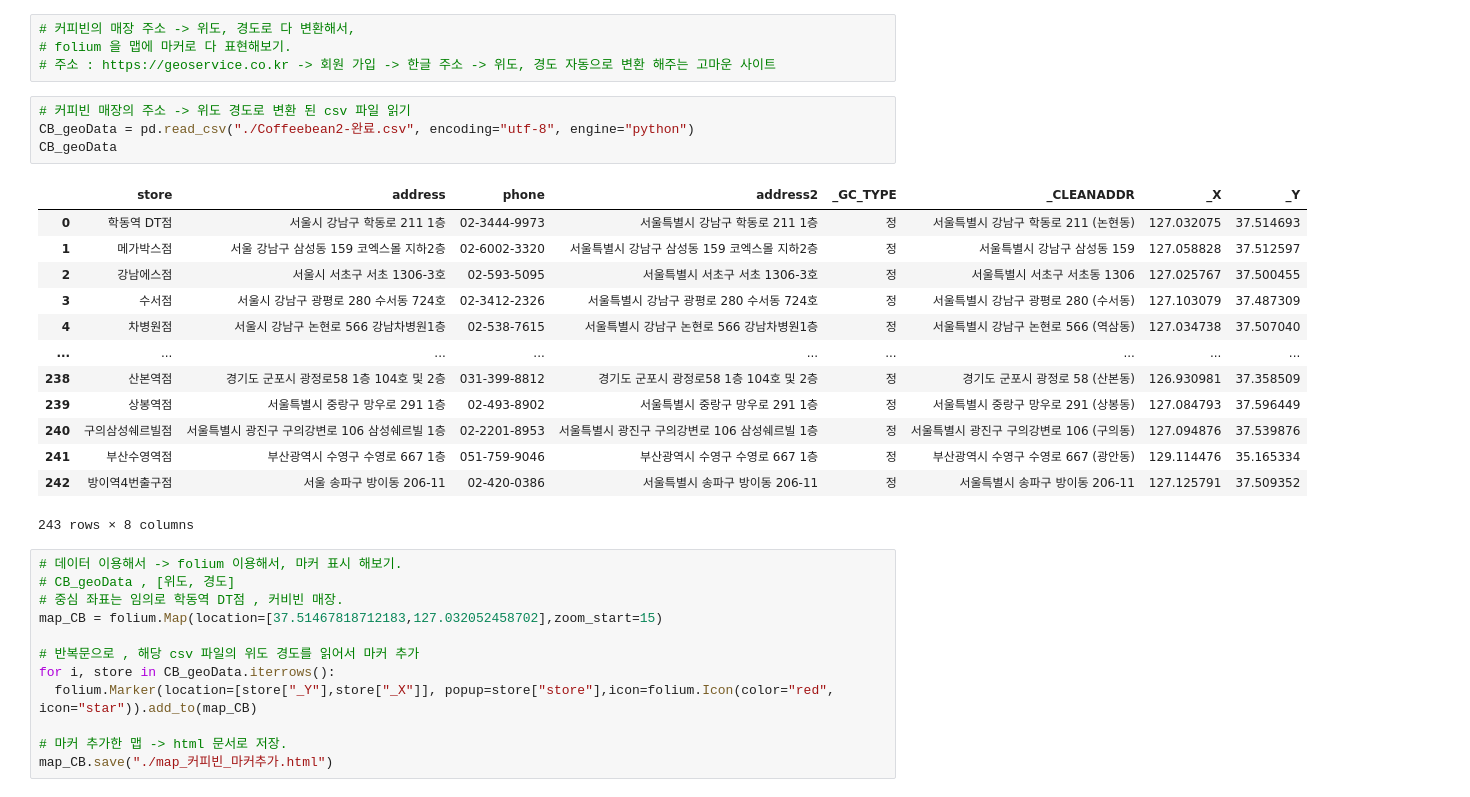
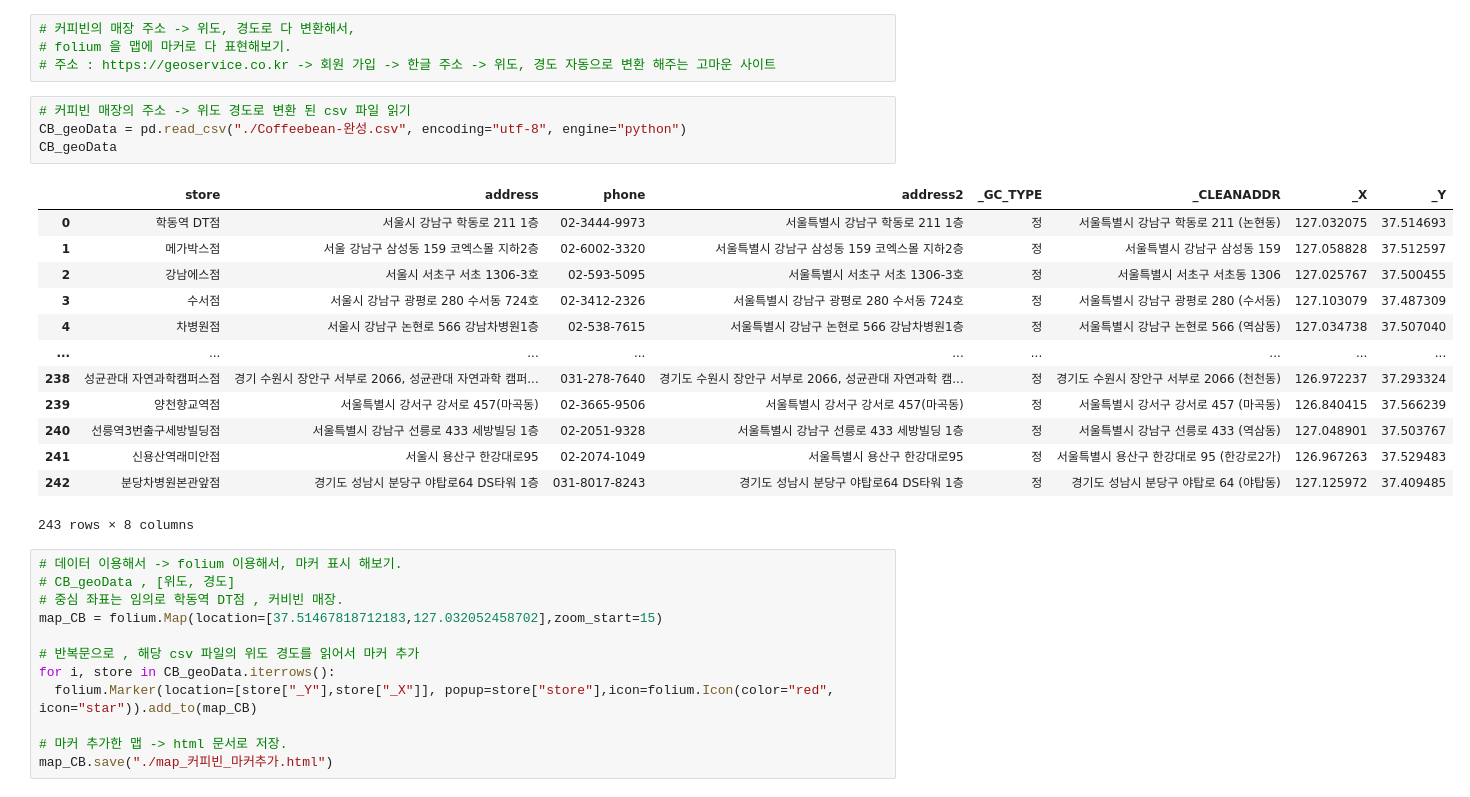
Before and after one commit to coko9437/bigdata-statics_ana_visual_Me, a Jupyter notebook: ch3-지도맵통계/test1.ipynb, the cells around one changed output. Saved outputs shown, nothing was run; the diff lists cells and outputs as text.

```diff
--- a/ch3-지도맵통계/test1.ipynb
+++ b/ch3-지도맵통계/test1.ipynb
@@ -172,21 +182,21 @@ map_busanit.save("./map_busanit.html")
 # 주소 : https://geoservice.co.kr -> 회원 가입 -> 한글 주소 -> 위도, 경도 자동으로 변환 해주는 고마운 사이트
 # %%
 # 커피빈 매장의 주소 -> 위도 경도로 변환 된 csv 파일 읽기
-CB_geoData = pd.read_csv("./Coffeebean2-완료.csv", encoding="utf-8", engine="python")
+CB_geoData = pd.read_csv("./Coffeebean-완성.csv", encoding="utf-8", engine="python")
 CB_geoData
 # %% [output]
 |  | store | address | phone | address2 | _GC_TYPE | _CLEANADDR | _X | _Y |
 | 0 | 학동역 DT점 | 서울시 강남구 학동로 211 1층 | 02-3444-9973 | 서울특별시 강남구 학동로 211 1층 | 정 | 서울특별시 강남구 학동로 211 (논현동) | 127.032075 | 37.514693 |
 | 1 | 메가박스점 | 서울 강남구 삼성동 159 코엑스몰 지하2층 | 02-6002-3320 | 서울특별시 강남구 삼성동 159 코엑스몰 지하2층 | 정 | 서울특별시 강남구 삼성동 159 | 127.058828 | 37.512597 |
 | 2 | 강남에스점 | 서울시 서초구 서초 1306-3호 | 02-593-5095 | 서울특별시 서초구 서초 1306-3호 | 정 | 서울특별시 서초구 서초동 1306 | 127.025767 | 37.500455 |
 | 3 | 수서점 | 서울시 강남구 광평로 280 수서동 724호 | 02-3412-2326 | 서울특별시 강남구 광평로 280 수서동 724호 | 정 | 서울특별시 강남구 광평로 280 (수서동) | 127.103079 | 37.487309 |
 | 4 | 차병원점 | 서울시 강남구 논현로 566 강남차병원1층 | 02-538-7615 | 서울특별시 강남구 논현로 566 강남차병원1층 | 정 | 서울특별시 강남구 논현로 566 (역삼동) | 127.034738 | 37.507040 |
 | ... | ... | ... | ... | ... | ... | ... | ... | ... |
-| 238 | 산본역점 | 경기도 군포시 광정로58 1층 104호 및 2층 | 031-399-8812 | 경기도 군포시 광정로58 1층 104호 및 2층 | 정 | 경기도 군포시 광정로 58 (산본동) | 126.930981 | 37.358509 |
-| 239 | 상봉역점 | 서울특별시 중랑구 망우로 291 1층 | 02-493-8902 | 서울특별시 중랑구 망우로 291 1층 | 정 | 서울특별시 중랑구 망우로 291 (상봉동) | 127.084793 | 37.596449 |
-| 240 | 구의삼성쉐르빌점 | 서울특별시 광진구 구의강변로 106 삼성쉐르빌 1층 | 02-2201-8953 | 서울특별시 광진구 구의강변로 106 삼성쉐르빌 1층 | 정 | 서울특별시 광진구 구의강변로 106 (구의동) | 127.094876 | 37.539876 |
-| 241 | 부산수영역점 | 부산광역시 수영구 수영로 667 1층 | 051-759-9046 | 부산광역시 수영구 수영로 667 1층 | 정 | 부산광역시 수영구 수영로 667 (광안동) | 129.114476 | 35.165334 |
-| 242 | 방이역4번출구점 | 서울 송파구 방이동 206-11 | 02-420-0386 | 서울특별시 송파구 방이동 206-11 | 정 | 서울특별시 송파구 방이동 206-11 | 127.125791 | 37.509352 |
+| 238 | 성균관대 자연과학캠퍼스점 | 경기 수원시 장안구 서부로 2066, 성균관대 자연과학 캠퍼... | 031-278-7640 | 경기도 수원시 장안구 서부로 2066, 성균관대 자연과학 캠... | 정 | 경기도 수원시 장안구 서부로 2066 (천천동) | 126.972237 | 37.293324 |
+| 239 | 양천향교역점 | 서울특별시 강서구 강서로 457(마곡동) | 02-3665-9506 | 서울특별시 강서구 강서로 457(마곡동) | 정 | 서울특별시 강서구 강서로 457 (마곡동) | 126.840415 | 37.566239 |
+| 240 | 선릉역3번출구세방빌딩점 | 서울특별시 강남구 선릉로 433 세방빌딩 1층 | 02-2051-9328 | 서울특별시 강남구 선릉로 433 세방빌딩 1층 | 정 | 서울특별시 강남구 선릉로 433 (역삼동) | 127.048901 | 37.503767 |
+| 241 | 신용산역래미안점 | 서울시 용산구 한강대로95 | 02-2074-1049 | 서울특별시 용산구 한강대로95 | 정 | 서울특별시 용산구 한강대로 95 (한강로2가) | 126.967263 | 37.529483 |
+| 242 | 분당차병원본관앞점 | 경기도 성남시 분당구 야탑로64 DS타워 1층 | 031-8017-8243 | 경기도 성남시 분당구 야탑로64 DS타워 1층 | 정 | 경기도 성남시 분당구 야탑로 64 (야탑동) | 127.125972 | 37.409485 |
 243 rows × 8 columns
 # %%
 # 데이터 이용해서 -> folium 이용해서, 마커 표시 해보기.
```
Also changed, not shown: parts of 6 cells of this notebook, 39 other files.
